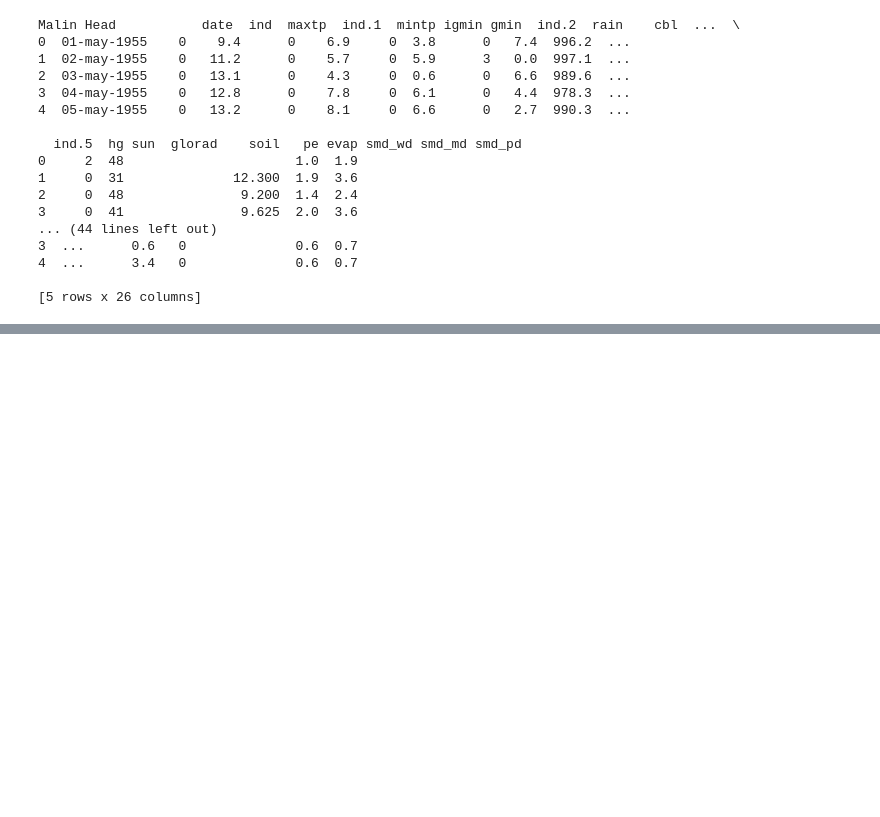
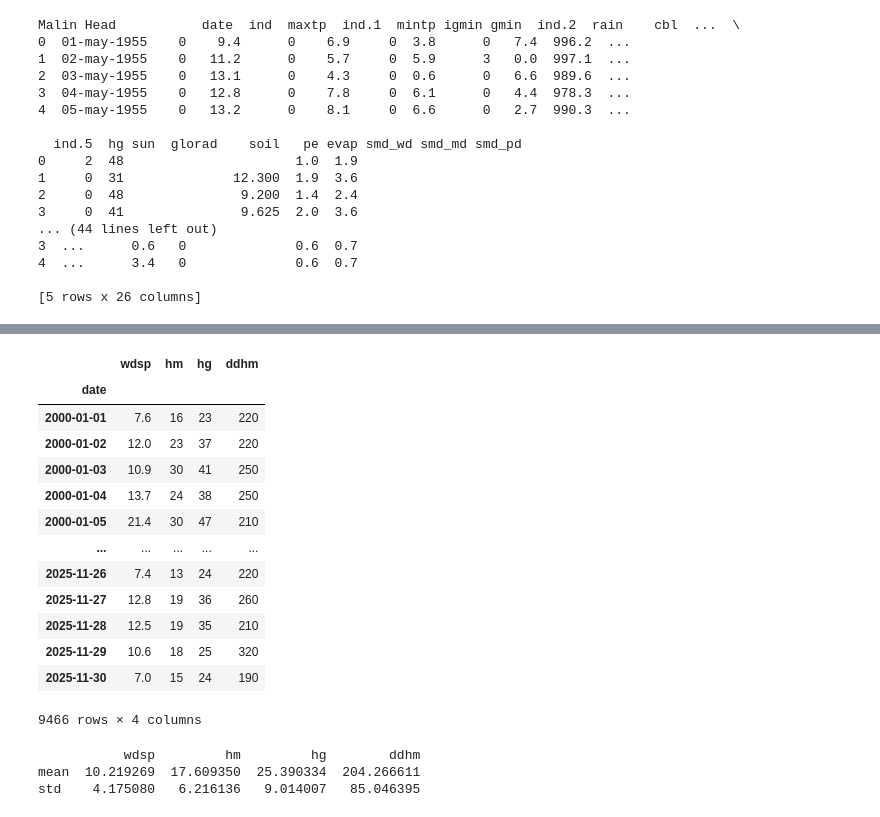
Before and after one commit to fin81985/PFDA-Project, a Jupyter notebook: wind_analysis.ipynb, the cells around one changed output, grey strips where cells are left out. Drawn from its saved outputs; the diff is of its cells as text; code cells hidden in the pictures; blank space fills up the shorter version.

```diff
--- a/wind_analysis.ipynb
+++ b/wind_analysis.ipynb
@@ -157,17 +157,3 @@ Malin Head           date  ind  maxtp  ind.1  mintp igmin gmin  ind.2  rain    c
 4  ...      3.4   0              0.6  0.7
 
 [5 rows x 26 columns]
-# %%
-for name, df in data.items():
-    df['date'] = pd.to_datetime(df['date'], errors='coerce')
-    df.ffill(inplace=True)  # Forward fill missing values
-# %%
-for name, df in data.items():
-    # Set the date as index (already converted to datetime in previous cell)
-    df.set_index('date', inplace=True)
-# %%
-for name, df in data.items():
-    df['wdsp'] = pd.to_numeric(df['wdsp'], errors='coerce')  # Convert to numeric
-    monthly_avg = df['wdsp'].resample('M').mean()  # Note: use 'wdsp' column
-    monthly_avg.plot(title=f"Monthly Average Wind Speed - {name}")
-    plt.show()
@@ -178,0 +162,19 @@ for name, df in data.items():
+# %%
+df_indexed = df.set_index('date').loc['2000-01-01':'2025-12-31']
+
+df_indexed[['wdsp', 'hm', 'hg', 'ddhm']]
+# %% [output]
+|  | wdsp | hm | hg | ddhm |
+| date |  |  |  |  |
+| 2000-01-01 | 7.6 | 16 | 23 | 220 |
+| 2000-01-02 | 12.0 | 23 | 37 | 220 |
+| 2000-01-03 | 10.9 | 30 | 41 | 250 |
+| 2000-01-04 | 13.7 | 24 | 38 | 250 |
+| 2000-01-05 | 21.4 | 30 | 47 | 210 |
+| ... | ... | ... | ... | ... |
+| 2025-11-26 | 7.4 | 13 | 24 | 220 |
+| 2025-11-27 | 12.8 | 19 | 36 | 260 |
+| 2025-11-28 | 12.5 | 19 | 35 | 210 |
+| 2025-11-29 | 10.6 | 18 | 25 | 320 |
+| 2025-11-30 | 7.0 | 15 | 24 | 190 |
+9466 rows × 4 columns
@@ -178,0 +199,11 @@ for name, df in data.items():
+# %%
+# Convert columns to numeric first
+df_filled_numeric = df_filled.apply(pd.to_numeric, errors='coerce')
+
+# Now compute statistics
+stats = df_filled_numeric.agg(['mean', 'std'])
+print(stats)
+# %% [output]
+           wdsp         hm         hg        ddhm
+mean  10.219269  17.609350  25.390334  204.266611
+std    4.175080   6.216136   9.014007   85.046395
```
Also changed, not shown: parts of 11 cells of this notebook.
